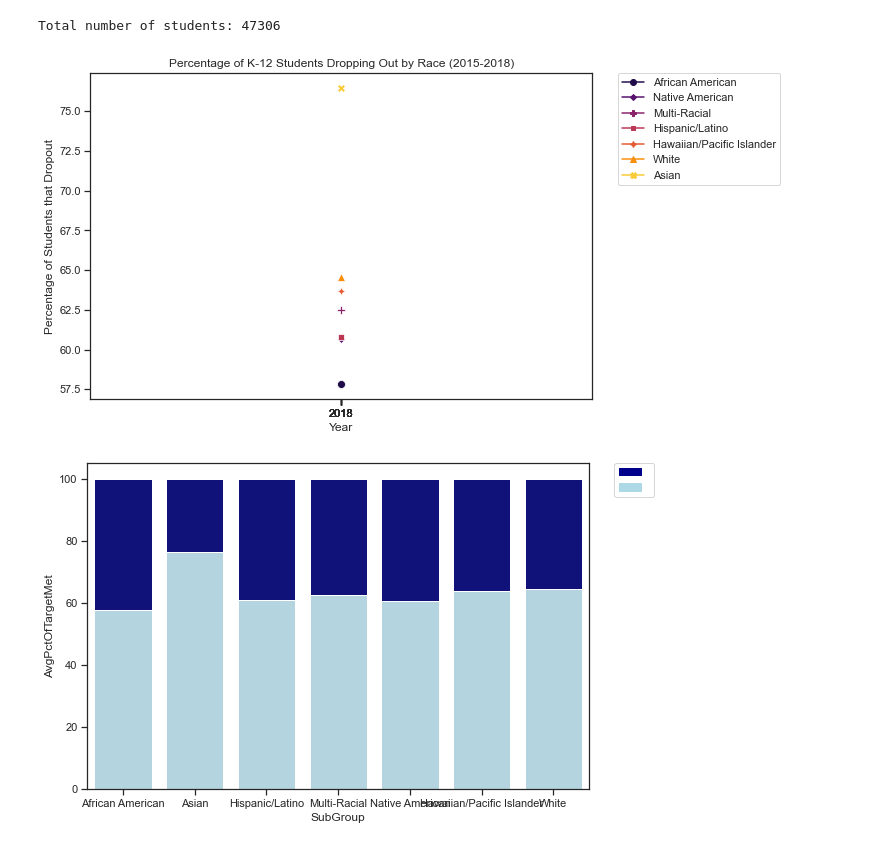
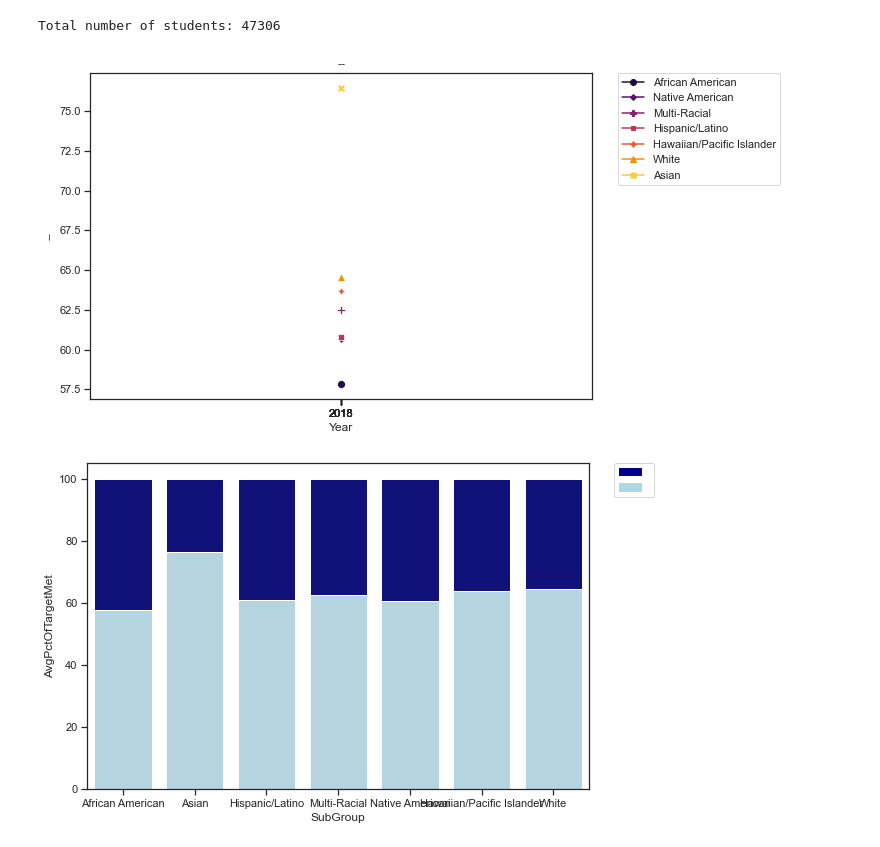
Before and after one commit to annapoliswu/CISC367_Midterm, a Jupyter notebook: messy-student-disparity-analysis.ipynb, the cells around one changed output. Drawn from its saved outputs; the diff is of its cells as text; code cells hidden in the pictures.

```diff
--- a/messy-student-performance-analysis.ipynb
+++ b/messy-student-disparity-analysis.ipynb
@@ -584,28 +584,29 @@ Total number of students: 47306
 # %%
 
 doOrder = ['Asian', 'White', 'Hispanic/Latino','Multi-Racial', 'Native American','African American']
 doOrderReversed = doOrder[::-1]
 
 ela_plot = sns.lineplot(x = 'SchoolYear',
                         y = 'AvgPctOfTargetMet',
                         data = growth_ela,
                         hue = 'SubGroup',
                         style = 'SubGroup',
                         markers = True,
                         dashes = False,
                         markersize = 8,
                         hue_order = plotOrderReversed,
                         palette = 'inferno'
                       )
 
 
 ela_plot.set_xticks(growth_ela['SchoolYear'].values)
-ela_plot.set(xlabel='Year', ylabel="Percentage of Students that Dropout", title="Percentage of K-12 Students Dropping Out by Race (2015-2018)")
+ela_plot.set(xlabel='Year', ylabel="--", title="--")
 
 plt.legend(bbox_to_anchor=(1.05, 1), loc=2, borderaxespad=0)
 plt.show()
+#ok, this would not work well as line graph, there's only 2018 and 2019
 # %% [output]
-[figure, old version]
+[figure, new version]
 # %%
 bar1 = sns.barplot(x="SubGroup",  y="Total", data=growth_ela, color='darkblue')
 bar2 = sns.barplot(x="SubGroup",  y="AvgPctOfTargetMet", data=growth_ela, color='lightblue')
```
Also changed, not shown: parts of 6 cells of this notebook, 2 other files.
